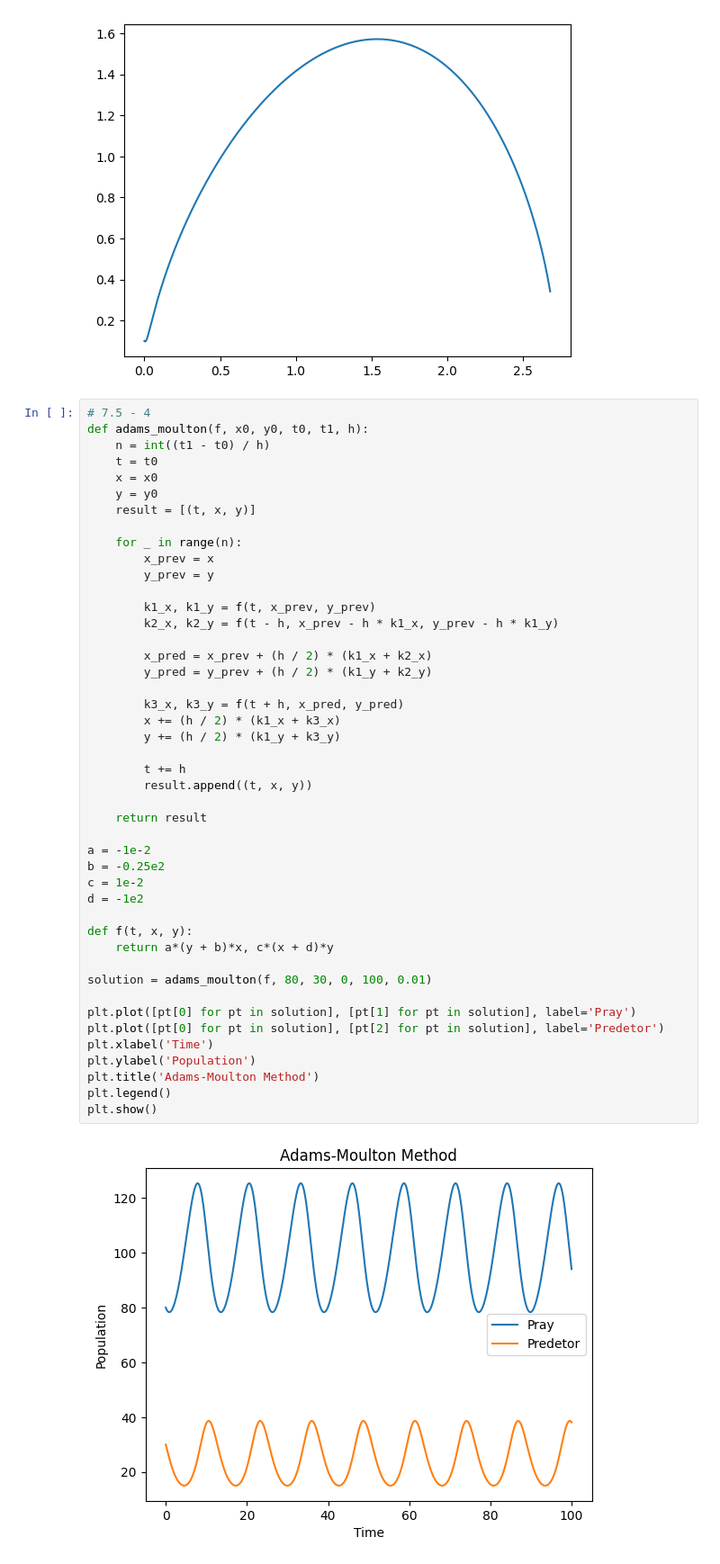
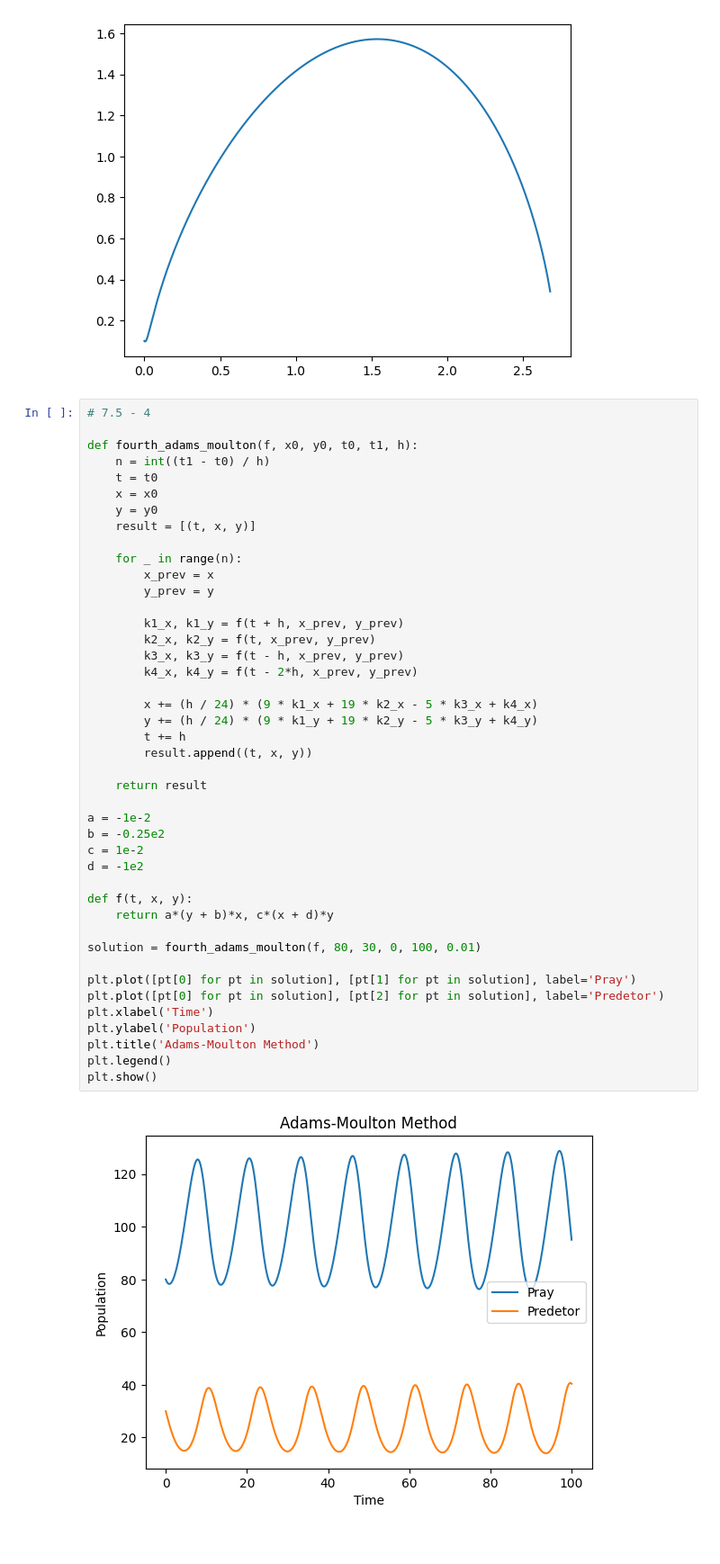
Before and after one commit to hamasoon/NumericalComputing2025Spring, a Jupyter notebook: HW6/NA_HW6_배문성_2019-14355.ipynb, the cells around one changed output. Shown at 90% size. Drawn from its saved outputs; the diff is of its cells as text.

```diff
--- a/HW6/NA_HW6_배문성_2019-14355.ipynb
+++ b/HW6/NA_HW6_배문성_2019-14355.ipynb
@@ -301,48 +292,46 @@ plt.plot([pt[1] for pt in solution], [pt[2] for pt in solution], label='Runge-Ku
 [figure]
 # %%
 # 7.5 - 4
-def adams_moulton(f, x0, y0, t0, t1, h):
+
+def fourth_adams_moulton(f, x0, y0, t0, t1, h):
     n = int((t1 - t0) / h)
     t = t0
     x = x0
     y = y0
     result = [(t, x, y)]
 
     for _ in range(n):
         x_prev = x
         y_prev = y
 
-        k1_x, k1_y = f(t, x_prev, y_prev)
-        k2_x, k2_y = f(t - h, x_prev - h * k1_x, y_prev - h * k1_y)
+        k1_x, k1_y = f(t + h, x_prev, y_prev)
+        k2_x, k2_y = f(t, x_prev, y_prev)
+        k3_x, k3_y = f(t - h, x_prev, y_prev)
+        k4_x, k4_y = f(t - 2*h, x_prev, y_prev)
 
-        x_pred = x_prev + (h / 2) * (k1_x + k2_x)
-        y_pred = y_prev + (h / 2) * (k1_y + k2_y)
-
-        k3_x, k3_y = f(t + h, x_pred, y_pred)
-        x += (h / 2) * (k1_x + k3_x)
-        y += (h / 2) * (k1_y + k3_y)
-
+        x += (h / 24) * (9 * k1_x + 19 * k2_x - 5 * k3_x + k4_x)
+        y += (h / 24) * (9 * k1_y + 19 * k2_y - 5 * k3_y + k4_y)
         t += h
         result.append((t, x, y))
 
     return result
 
 a = -1e-2
 b = -0.25e2
 c = 1e-2
 d = -1e2
 
 def f(t, x, y):
     return a*(y + b)*x, c*(x + d)*y
 
-solution = adams_moulton(f, 80, 30, 0, 100, 0.01)
+solution = fourth_adams_moulton(f, 80, 30, 0, 100, 0.01)
 
 plt.plot([pt[0] for pt in solution], [pt[1] for pt in solution], label='Pray')
 plt.plot([pt[0] for pt in solution], [pt[2] for pt in solution], label='Predetor')
 plt.xlabel('Time')
 plt.ylabel('Population')
 plt.title('Adams-Moulton Method')
 plt.legend()
 plt.show()
 # %% [output]
-[figure, old version]
+[figure, new version]
```
Also changed, not shown: parts of 6 cells of this notebook, 2 other files.
